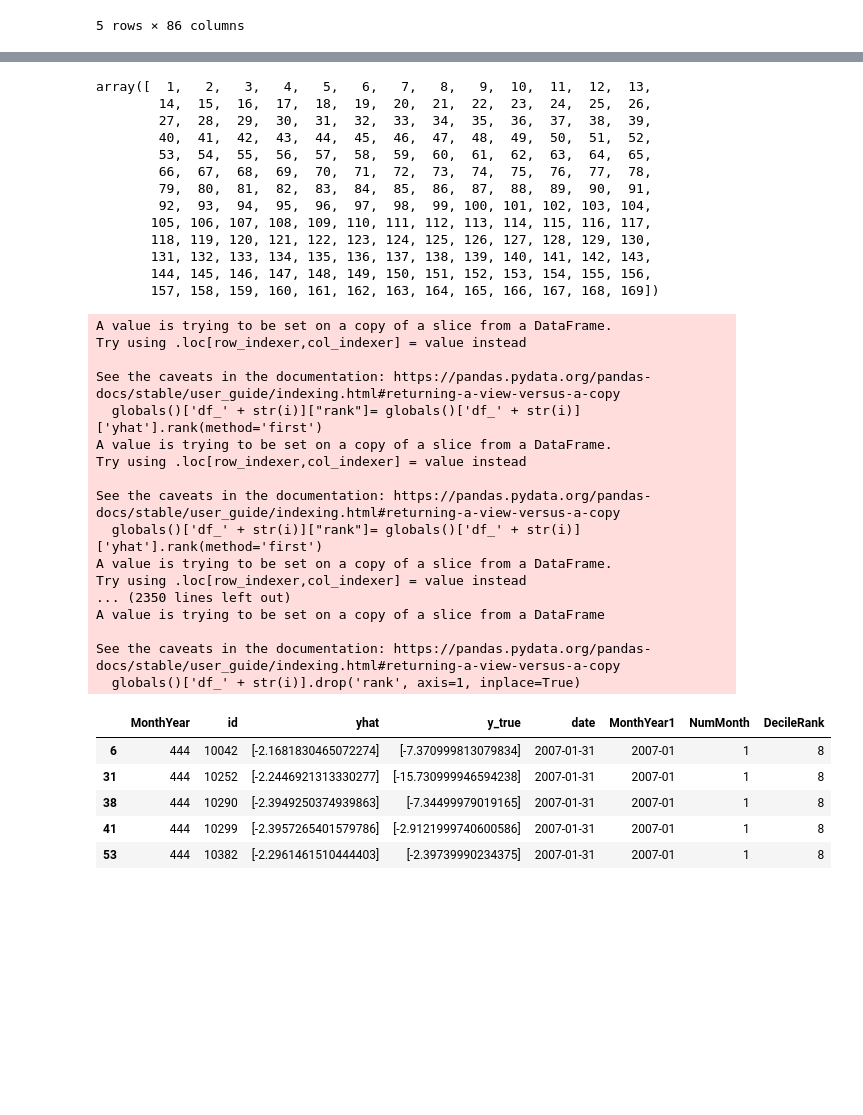
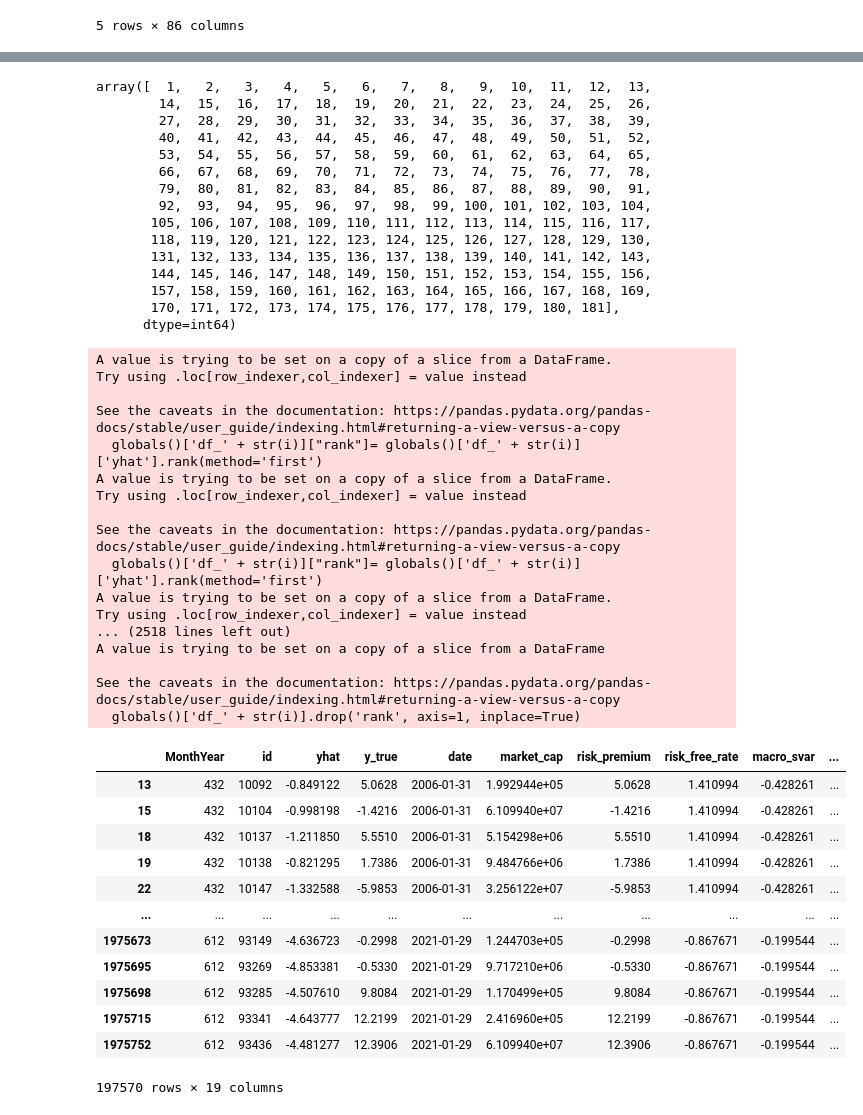
Before and after one commit to KidQuant/Taming-The-Factor-Zoo, a Jupyter notebook: 4.2_LR_Full.ipynb, the cells around one changed output, grey strips where cells are left out. Drawn from its saved outputs; the diff is of its cells as text; code cells hidden in the pictures; blank space fills up the shorter version.

```diff
--- a/4.2_LR_Full.ipynb
+++ b/4.2_LR_Full.ipynb
@@ -300,8 +363,8 @@ data = results.reset_index()
 # %%
-data['MonthYear1'] = data['MonthYear'].copy()
-data['MonthYear'] = data['MonthYear'].astype('int')
-data['NumMonth'] = data['MonthYear'] - 443
-data['NumMonth'].unique()
+bigdata['MonthYear1'] = bigdata['MonthYear'].copy()
+bigdata['MonthYear'] = bigdata['MonthYear'].astype('int64')
+bigdata['NumMonth'] = bigdata['MonthYear'] - 431
+bigdata['NumMonth'].unique()
 # %% [output]
 array([  1,   2,   3,   4,   5,   6,   7,   8,   9,  10,  11,  12,  13,
         14,  15,  16,  17,  18,  19,  20,  21,  22,  23,  24,  25,  26,
@@ -315,5 +378,7 @@ array([  1,   2,   3,   4,   5,   6,   7,   8,   9,  10,  11,  12,  13,
        118, 119, 120, 121, 122, 123, 124, 125, 126, 127, 128, 129, 130,
        131, 132, 133, 134, 135, 136, 137, 138, 139, 140, 141, 142, 143,
        144, 145, 146, 147, 148, 149, 150, 151, 152, 153, 154, 155, 156,
-       157, 158, 159, 160, 161, 162, 163, 164, 165, 166, 167, 168, 169])
+       157, 158, 159, 160, 161, 162, 163, 164, 165, 166, 167, 168, 169,
+       170, 171, 172, 173, 174, 175, 176, 177, 178, 179, 180, 181],
+      dtype=int64)
 # %%
@@ -322,12 +387,12 @@ for i in data['NumMonth'].unique():
 # %%
-for i in data["NumMonth"].unique():
+for i in bigdata["NumMonth"].unique():
     globals()['df_' + str(i)]["rank"]= globals()['df_' + str(i)]['yhat'].rank(method='first')
 
-for i in data["NumMonth"].unique():
+for i in bigdata["NumMonth"].unique():
     globals()['df_' + str(i)]["DecileRank"]=pd.qcut(globals()['df_' + str(i)]['rank'].values, 10, labels = False)
 
 #Drop normal rank, retain only decile ranks
-for i in data["NumMonth"].unique():
+for i in bigdata["NumMonth"].unique():
      globals()['df_' + str(i)].drop('rank', axis=1, inplace=True)
 # %% [output]
 A value is trying to be set on a copy of a slice from a DataFrame.
@@ -342,7 +407,7 @@ See the caveats in the documentation: https://pandas.pydata.org/pandas-docs/stab
   globals()['df_' + str(i)]["rank"]= globals()['df_' + str(i)]['yhat'].rank(method='first')
 A value is trying to be set on a copy of a slice from a DataFrame.
 Try using .loc[row_indexer,col_indexer] = value instead
-... (2350 lines left out)
+... (2518 lines left out)
 A value is trying to be set on a copy of a slice from a DataFrame
 
 See the caveats in the documentation: https://pandas.pydata.org/pandas-docs/stable/user_guide/indexing.html#returning-a-view-versus-a-copy
@@ -360,11 +425,18 @@ for i in np.arange(2,120,1):
     for j in np.arange(0,10,1):
         globals()['rank_' + str(j)] = pd.concat([globals()['rank_' + str(j)], globals()['df_' + str(i+1)+ "_" + str(j)]], axis = 0)
-# %%
-rank_8.head()
-# %% [output]
-|  | MonthYear | id | yhat | y_true | date | MonthYear1 | NumMonth | DecileRank |
-| 6 | 444 | 10042 | [-2.1681830465072274] | [-7.370999813079834] | 2007-01-31 | 2007-01 | 1 | 8 |
-| 31 | 444 | 10252 | [-2.2446921313330277] | [-15.730999946594238] | 2007-01-31 | 2007-01 | 1 | 8 |
-| 38 | 444 | 10290 | [-2.3949250374939863] | [-7.34499979019165] | 2007-01-31 | 2007-01 | 1 | 8 |
-| 41 | 444 | 10299 | [-2.3957265401579786] | [-2.9121999740600586] | 2007-01-31 | 2007-01 | 1 | 8 |
-| 53 | 444 | 10382 | [-2.2961461510444403] | [-2.39739990234375] | 2007-01-31 | 2007-01 | 1 | 8 |
+# %%
+rank_1
+# %% [output]
+|  | MonthYear | id | yhat | y_true | date | market_cap | risk_premium | risk_free_rate | macro_svar | ... |
+| 13 | 432 | 10092 | -0.849122 | 5.0628 | 2006-01-31 | 1.992944e+05 | 5.0628 | 1.410994 | -0.428261 | ... |
+| 15 | 432 | 10104 | -0.998198 | -1.4216 | 2006-01-31 | 6.109940e+07 | -1.4216 | 1.410994 | -0.428261 | ... |
+| 18 | 432 | 10137 | -1.211850 | 5.5510 | 2006-01-31 | 5.154298e+06 | 5.5510 | 1.410994 | -0.428261 | ... |
+| 19 | 432 | 10138 | -0.821295 | 1.7386 | 2006-01-31 | 9.484766e+06 | 1.7386 | 1.410994 | -0.428261 | ... |
+| 22 | 432 | 10147 | -1.332588 | -5.9853 | 2006-01-31 | 3.256122e+07 | -5.9853 | 1.410994 | -0.428261 | ... |
+| ... | ... | ... | ... | ... | ... | ... | ... | ... | ... | ... |
+| 1975673 | 612 | 93149 | -4.636723 | -0.2998 | 2021-01-29 | 1.244703e+05 | -0.2998 | -0.867671 | -0.199544 | ... |
+| 1975695 | 612 | 93269 | -4.853381 | -0.5330 | 2021-01-29 | 9.717210e+06 | -0.5330 | -0.867671 | -0.199544 | ... |
+| 1975698 | 612 | 93285 | -4.507610 | 9.8084 | 2021-01-29 | 1.170499e+05 | 9.8084 | -0.867671 | -0.199544 | ... |
+| 1975715 | 612 | 93341 | -4.643777 | 12.2199 | 2021-01-29 | 2.416960e+05 | 12.2199 | -0.867671 | -0.199544 | ... |
+| 1975752 | 612 | 93436 | -4.481277 | 12.3906 | 2021-01-29 | 6.109940e+07 | 12.3906 | -0.867671 | -0.199544 | ... |
+197570 rows × 19 columns
```
Also changed, not shown: parts of 36 cells of this notebook.
